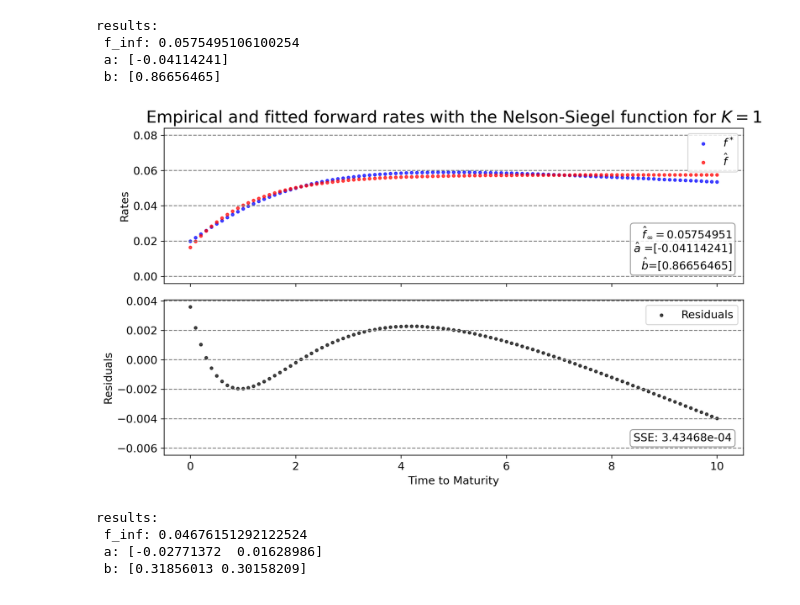
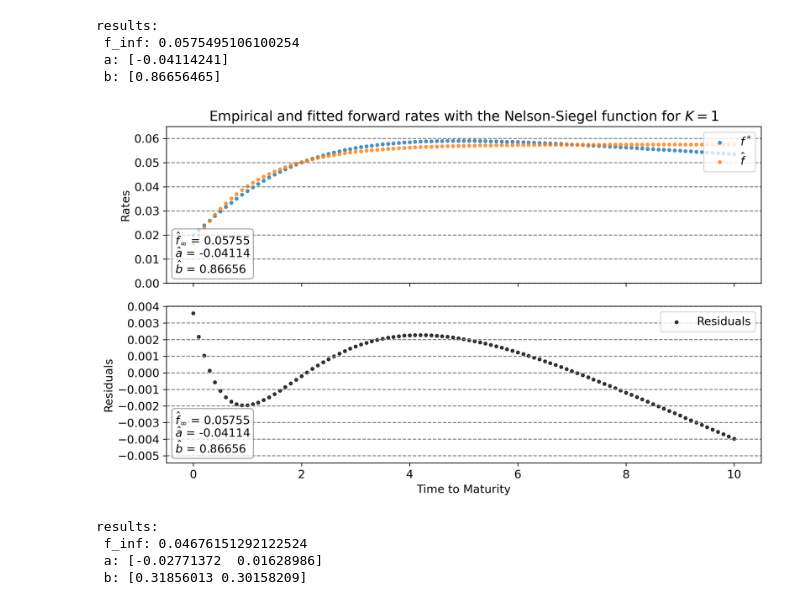
Before and after one commit to johanoelgaard/FixedIncome, a Jupyter notebook: Problem Sets/Problem Set 7/ps7.ipynb, the cells around one changed output. Cells and saved outputs as stored; diff of their text form; code cells hidden in the pictures.

```diff
--- a/Problem Sets/Problem Set 7/ps7.ipynb
+++ b/Problem Sets/Problem Set 7/ps7.ipynb
@@ -191,54 +144,16 @@ results:
  f_inf: 0.0575495106100254
  a: [-0.04114241]
  b: [0.86656465]
-# %%
-fig, ax = plt.subplots(2, 1, figsize=(10, 6), dpi=300, sharex=True)
-
-# First subplot: forward rates
-ax[0].scatter(T, f_star, label='$f^*$', marker='.', color='blue', alpha=0.7)
-ax[0].scatter(T, f_fit1, label='$\hat{f}$', marker='.', color='red', alpha=0.7)
-
-ax[0].yaxis.set_major_locator(MultipleLocator(base=0.02))
-for tick in ax[0].get_yticks():
-    ax[0].axhline(y=tick, color='gray', linestyle='--', linewidth=1)
-ax[0].set_ylabel('Rates', fontsize=12)
-
-ax[0].legend(fontsize=12, loc = 'upper right')
-textstr = f'$\hat f_\infty =${f_inf_hat1:.8f}\n$\hat a$ ={a_hat1}\n$\hat b $={b_hat1}'
-props = dict(boxstyle='round', facecolor='white', alpha=0.8, edgecolor='grey')
-ax[0].text(0.98, 0.075, textstr, transform=ax[0].transAxes, fontsize=12,
-         verticalalignment='bottom',horizontalalignment = 'right', bbox=props)
-
-# Second subplot: Residuals
-ax[1].scatter(T, res1, label='Residuals', marker='.', color='black', alpha=0.7)
-ax[1].set_ylabel('Residuals', fontsize=12)
-
-# Create horizontal lines dynamically based on the range
-max_residual = np.max(np.abs(res1))
-base1 = 2*10 ** (int(np.log10(max_residual))-1)
-ax[1].yaxis.set_major_locator(MultipleLocator(base=base1))
-for tick in ax[1].get_yticks():
-    ax[1].axhline(y=tick, color='gray', linestyle='--', linewidth=1)
-
-ax[1].set_xlabel('Time to Maturity', fontsize=12)
-ax[1].legend(fontsize=12, loc='upper right')
-
-# calculate the mse of the residuals
-txt_sse = f'SSE: {sse1:.5e}'
-ax[1].text(0.98, 0.075, txt_sse, transform=ax[1].transAxes, fontsize=12,
-         verticalalignment='bottom', horizontalalignment = 'right', bbox=props)
-
-for ax_i in ax:
-    ax_i.tick_params(axis='both', which='major', labelsize=12)
-    ax_i.yaxis.get_offset_text().set_fontsize(12)  # Adjust the size as needed
-
-
-ax[0].set_title(f'Empirical and fitted forward rates with the Nelson-Siegel function for $K = {K+1}$', fontsize=18)
-plt.tight_layout()
-plt.show()
-plt.close()
-# %% [output]
-[figure, removed]
+# %%
+fit_data = [{'label':'$f^*$','x':T, 'y':f_star,'s':40},
+            {'label':'$\hat{f}$','x':T, 'y':f_fit1,'s':40}]
+residuals = [{'label':'Residuals','x':T, 'y':res1,'s':40}]
+text = {'$\hat f_\infty$':f_inf_hat1, '$\hat a$':a_hat1, '$\hat b$':b_hat1}
+text_res = {'SSE':sse1}
+
+plot.fit(fit_data, residuals, f'Empirical and fitted forward rates with the Nelson-Siegel function for $K = {K+1}$', text, text_res, text_loc='lower left')
+# %% [output]
+[figure, added]
 # %%
 # for K=2
 # initial guess
```
Also changed, not shown: parts of 19 cells of this notebook, 4 other files.
